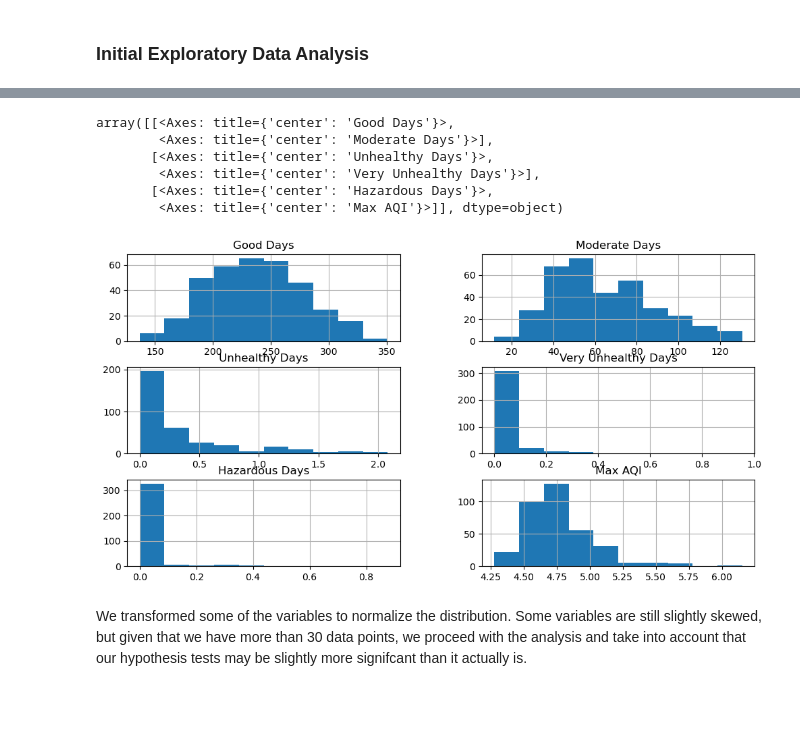
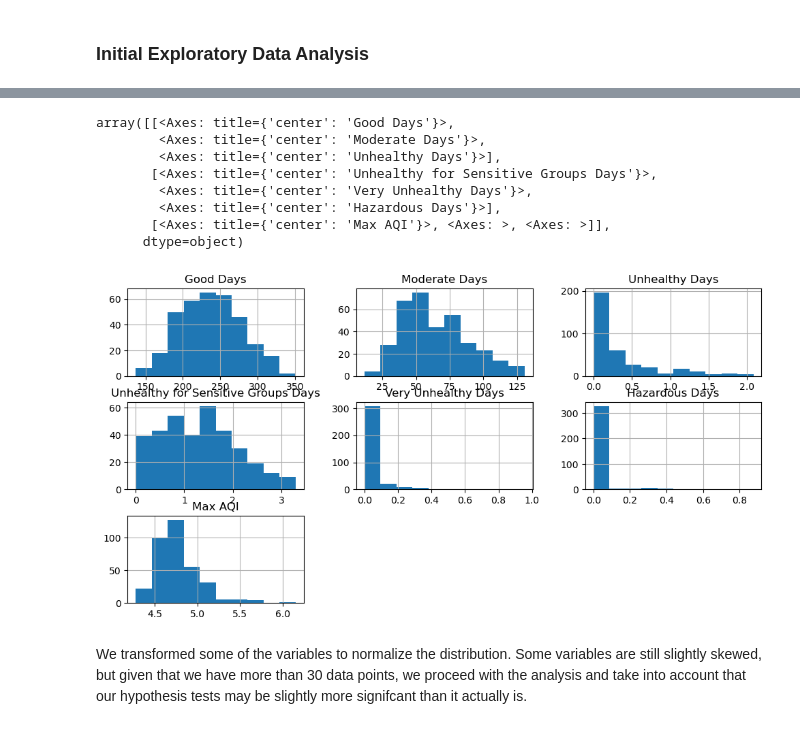
Before and after one commit to monal20/Neueda2023, a Jupyter notebook: Analysis.ipynb, the cells around one changed output, grey strips where cells are left out. Saved outputs shown, nothing was run; the diff lists cells and outputs as text; code cells hidden in the pictures; blank space fills up the shorter version.

Commit message:
added in aqi group

```diff
--- a/Analysis.ipynb
+++ b/Analysis.ipynb
@@ -342,7 +344,7 @@ array([[<Axes: title={'center': 'Good Days'}>,
 # %%
 #Transform Data
 result_log = result
-# result_log['Unhealthy for Sensitive Groups Days'] = np.log(result['Unhealthy for Sensitive Groups Days'] + 1)
+result_log['Unhealthy for Sensitive Groups Days'] = np.log(result['Unhealthy for Sensitive Groups Days'] + 1)
 result_log['Unhealthy Days'] = np.log(result['Unhealthy Days'] + 1)
 result_log['Very Unhealthy Days'] = np.log(result['Very Unhealthy Days'] + 1)
 result_log['Hazardous Days'] = np.log(result['Hazardous Days'] + 1)
@@ -367,13 +369,15 @@ result_log.describe()
 # %%
-result_log[['Good Days','Moderate Days', 'Unhealthy Days', 'Very Unhealthy Days', 'Hazardous Days', 'Max AQI']].hist()
+result_log[['Good Days','Moderate Days', 'Unhealthy Days', 'Unhealthy for Sensitive Groups Days', 'Very Unhealthy Days', 'Hazardous Days', 'Max AQI']].hist()
 # %% [output]
 array([[<Axes: title={'center': 'Good Days'}>,
-        <Axes: title={'center': 'Moderate Days'}>],
-       [<Axes: title={'center': 'Unhealthy Days'}>,
-        <Axes: title={'center': 'Very Unhealthy Days'}>],
-       [<Axes: title={'center': 'Hazardous Days'}>,
-        <Axes: title={'center': 'Max AQI'}>]], dtype=object)
+        <Axes: title={'center': 'Moderate Days'}>,
+        <Axes: title={'center': 'Unhealthy Days'}>],
+       [<Axes: title={'center': 'Unhealthy for Sensitive Groups Days'}>,
+        <Axes: title={'center': 'Very Unhealthy Days'}>,
+        <Axes: title={'center': 'Hazardous Days'}>],
+       [<Axes: title={'center': 'Max AQI'}>, <Axes: >, <Axes: >]],
+      dtype=object)
-[figure, old version]
+[figure, new version]
 # %% [markdown]
 We transformed some of the variables to normalize the distribution. Some variables are still slightly skewed, but given that we have more than 30 data points, we proceed with the analysis and take into account that our hypothesis tests may be slightly more signifcant than it actually is.
 # %% [markdown]
```
Also changed, not shown: parts of 6 cells of this notebook.
